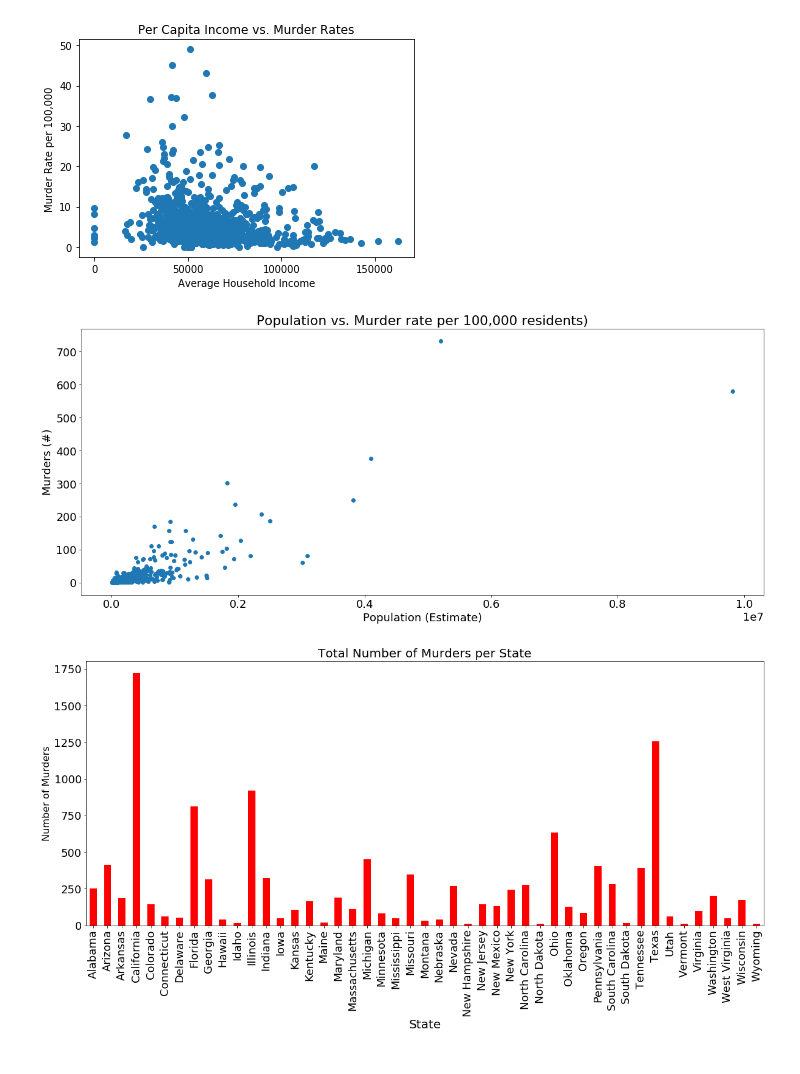
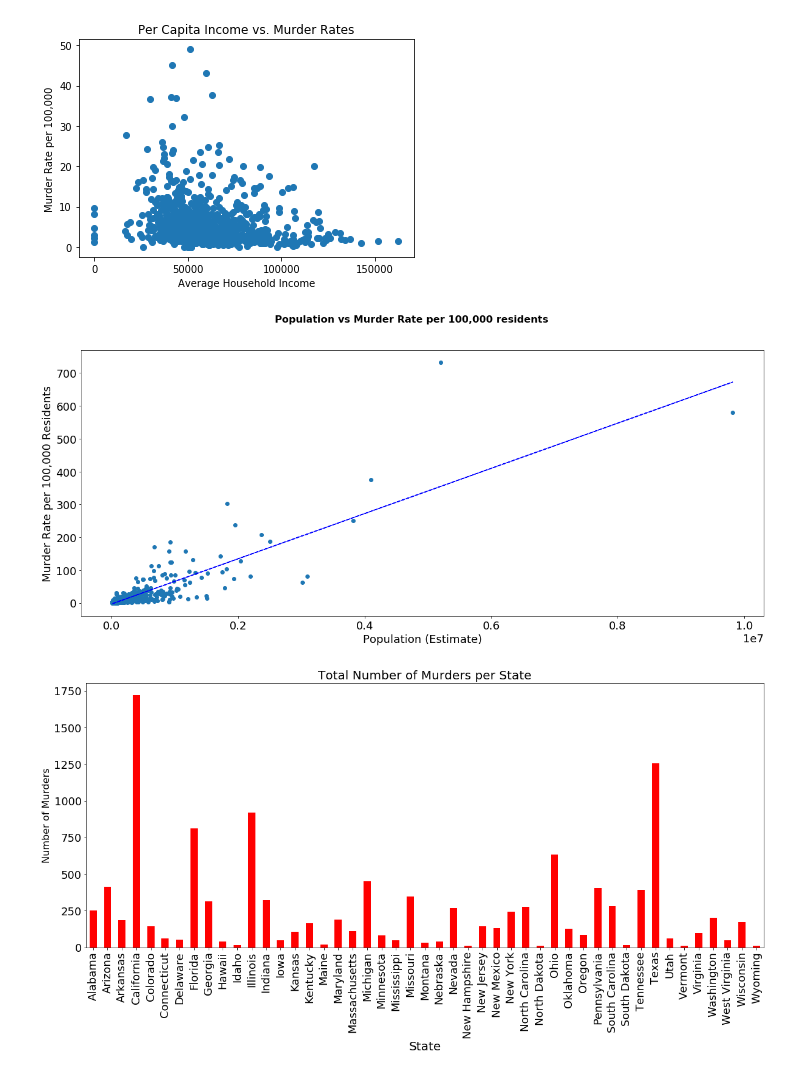
Before and after one commit to jstetter/project-1, a Jupyter notebook: project_1.ipynb, the cells around one changed output. Drawn from its saved outputs; the diff is of its cells as text; code cells hidden in the pictures.

```diff
--- a/project_1.ipynb
+++ b/project_1.ipynb
@@ -181,14 +182,24 @@ plt.rcParams["figure.figsize"] = (20,8)
 plt.rcParams.update({'font.size':18})
 # %% [output]
 [figure]
-# %%
-plt.scatter(combined_df3['Population (Estimate)'], combined_df3['MRD'])
-plt.ylabel('Murders (#)')
-plt.xlabel('Population (Estimate)')
-plt.title('Population vs. Murder rate per 100,000 residents)')
-plt.rcParams.update({'font.size':18})
-# %% [output]
-[figure, removed]
+# %%
+# Regression Plot
+(slope, intercept, _, _, _) = linregress(combined_df3['Population (Estimate)'], combined_df3['MRD'])
+fit = slope * combined_df3['Population (Estimate)'] + intercept
+# %%
+fig, ax = plt.subplots()
+
+fig.suptitle("Population vs Murder Rate per 100,000 residents", fontsize=16, fontweight="bold")
+
+ax.set_xlabel("Population (Estimate)")
+ax.set_ylabel("Murder Rate per 100,000 Residents")
+
+ax.plot(combined_df3['Population (Estimate)'], combined_df3['MRD'], linewidth=0, marker='o')
+ax.plot(combined_df3['Population (Estimate)'], fit, 'b--')
+
+plt.show()
+# %% [output]
+[figure, added]
 # %%
 # Serenas Charts
 #Combined Murder data by state
```
Also changed, not shown: parts of 3 cells of this notebook.
